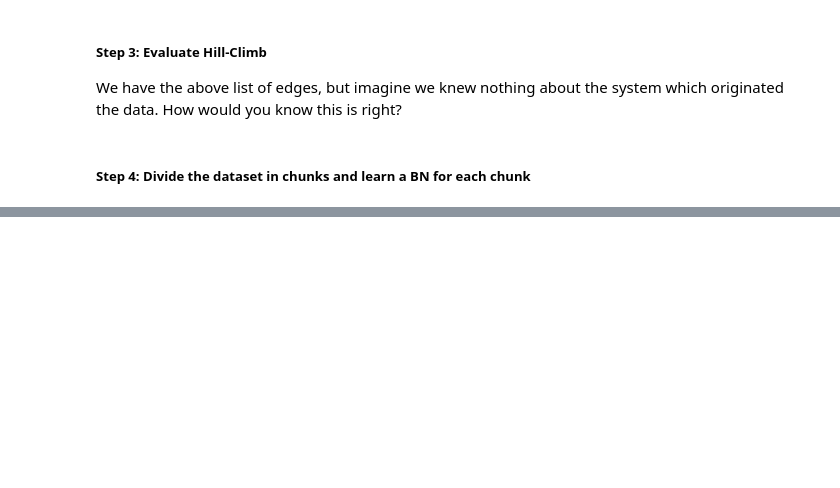
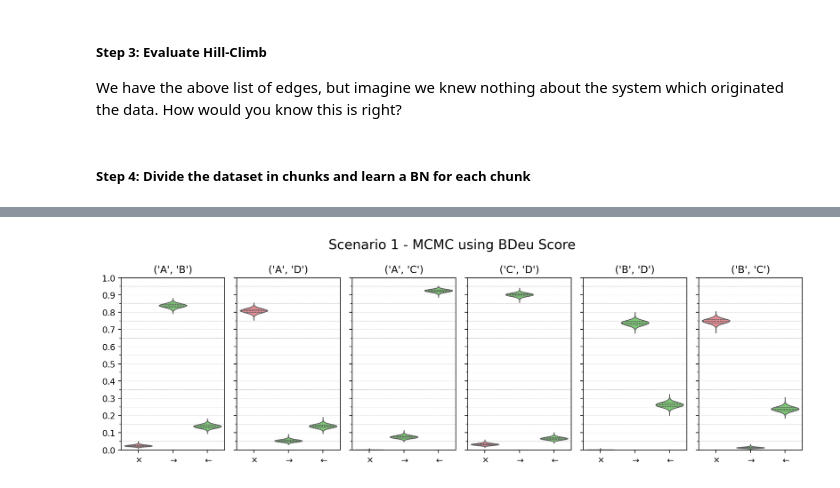
Before and after one commit to vbob/MCMC4BN, a Jupyter notebook: Entropy.ipynb, the cells around one changed output, grey strips where cells are left out. Saved outputs shown, nothing was run; the diff lists cells and outputs as text; code cells hidden in the pictures; blank space fills up the shorter version.

```diff
--- a/Entropy.ipynb
+++ b/Entropy.ipynb
@@ -407,0 +414,11 @@ INFO:pymc.sampling.mcmc:Sampling 10 chains for 10_000 tune and 10_000 draw itera
+# %%
+fig, axs = plt.subplots(1, 6, sharey=True, figsize=(12, 4))
+
+fig.suptitle('Scenario 1 - MCMC using BDeu Score', fontsize=16)
+
+for i, edge in enumerate(results_scenario_1.keys()):
+    plot_pair(edge, results_scenario_1, axs[i]);
+
+fig.tight_layout();
+# %% [output]
+[figure, added]
```
Also changed, not shown: parts of 17 cells of this notebook, 1 other file.
